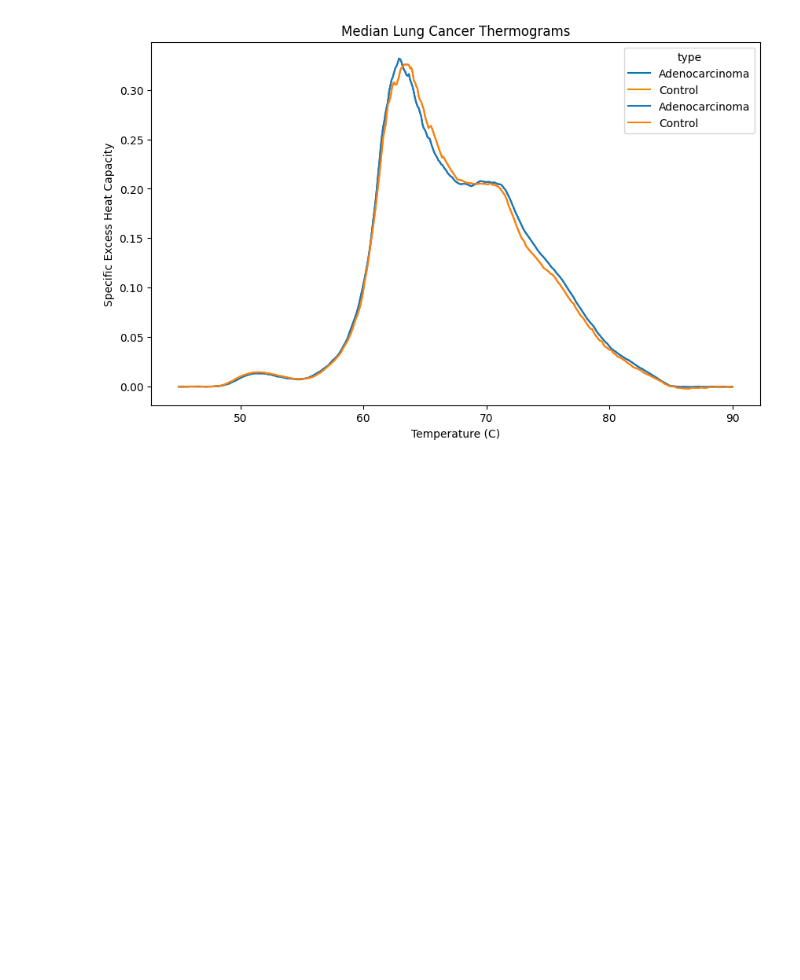
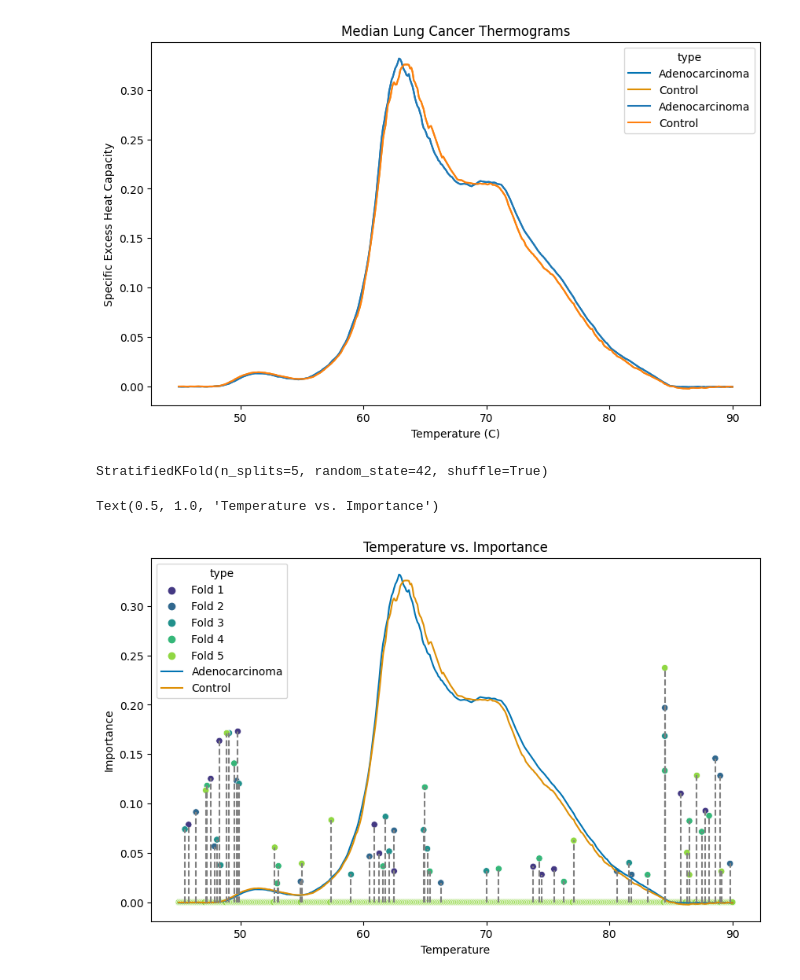
Before and after one commit to ave-bell/Clinical_TLB_2023-2024, a Jupyter notebook: weekly_jupyter_nbs/week_6_report.ipynb, the cells around one changed output. Cells and saved outputs as stored; diff of their text form; code cells hidden in the pictures; blank space fills up the shorter version.

Commit message:
Visualizing Variable Importance
Decision tree variable importance across 5 fold CV.

```diff
--- a/weekly_jupyter_nbs/week_6_report.ipynb
+++ b/weekly_jupyter_nbs/week_6_report.ipynb
@@ -50,8 +50,14 @@ plt.title('Median Lung Cancer Thermograms')
 Text(0.5, 1.0, 'Median Lung Cancer Thermograms')
 [figure]
 # %%
-# create empty df to store cv results
+# create empty df to store cv results and feature importance
 performance_metrics = pd.DataFrame(columns=['Train', 'Test', 'Train Accuracy', 'Test Accuracy'])
+
+temps = df_tree.drop(['CancerType', 'sample_id', 'pub_id'], axis = 1).columns.str.replace('T', '')
+temps = temps.astype(float)
+feature_importance = pd.DataFrame({"Temperature":temps})
+
+new_columns = ['Fold 1', 'Fold 2', 'Fold 3', 'Fold 4', 'Fold 5']
 
 # define the number of splits and random seed for StratifiedKFold
 n_splits = 5
@@ -91,4 +97,38 @@ for fold in range(n_splits):
     # store train/test indices and accuracy
     performance_metrics.loc[len(performance_metrics)] = [train_indices_list[fold], test_indices_list[fold], train_accuracy, test_accuracy]
 
-    feature_importance = clf.feature_importances_
+    column_name = new_columns[fold]
+    column_values = clf.feature_importances_
+
+    feature_importance[column_name] = column_values
+
+    #feature_importance.loc[len(feature_importance)] = [fold, temps, feature_importance_vals]
+    #feature_importance = pd.concat([temps, feature_importance_vals], axis=0, ignore_index=True)
+
+print(skf)
+# %% [output]
+StratifiedKFold(n_splits=5, random_state=42, shuffle=True)
+# %%
+# pivot variable importance df to long
+feature_importance_long = pd.melt(feature_importance, id_vars=['Temperature'], var_name='Fold', value_name='Importance' )
+plt.figure(figsize=(10, 6))
+
+# create a bar plot
+sns.scatterplot(data=feature_importance_long, x='Temperature', y='Importance', hue='Fold', palette='viridis')
+p = sns.lineplot(data=median_df, x='temperature', y='median', hue='type', palette='colorblind')
+
+for index, row in feature_importance_long.iterrows():
+    x_value = row['Temperature']
+    y_value = row['Importance']
+
+    # Add a vertical line from the point to the x-axis
+    plt.plot([x_value, x_value], [0, y_value], color='gray', linestyle='--')
+
+
+# add labels and title
+plt.xlabel('Temperature')
+plt.ylabel('Importance')
+plt.title('Temperature vs. Importance')
+# %% [output]
+Text(0.5, 1.0, 'Temperature vs. Importance')
+[figure, added]
```
Also changed, not shown: 1 other file.
